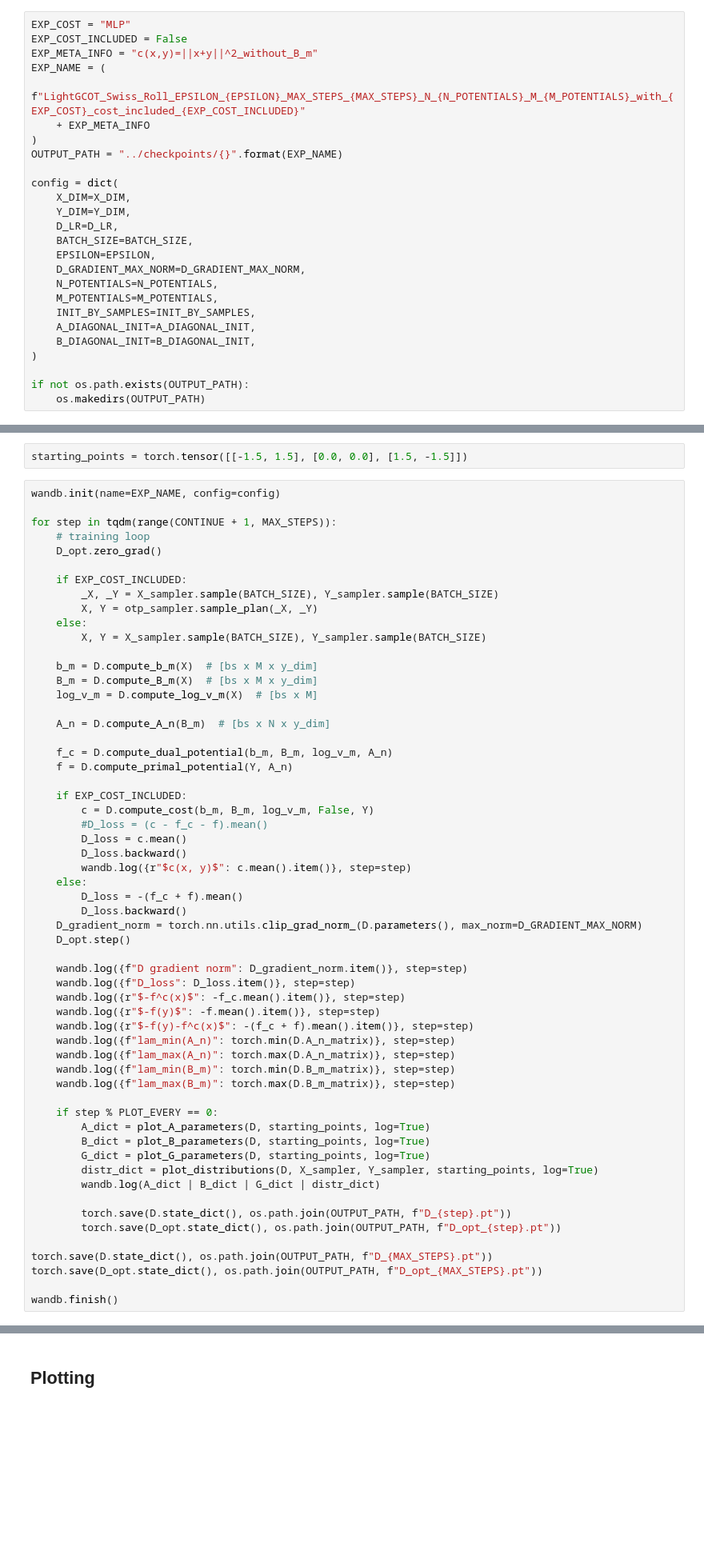
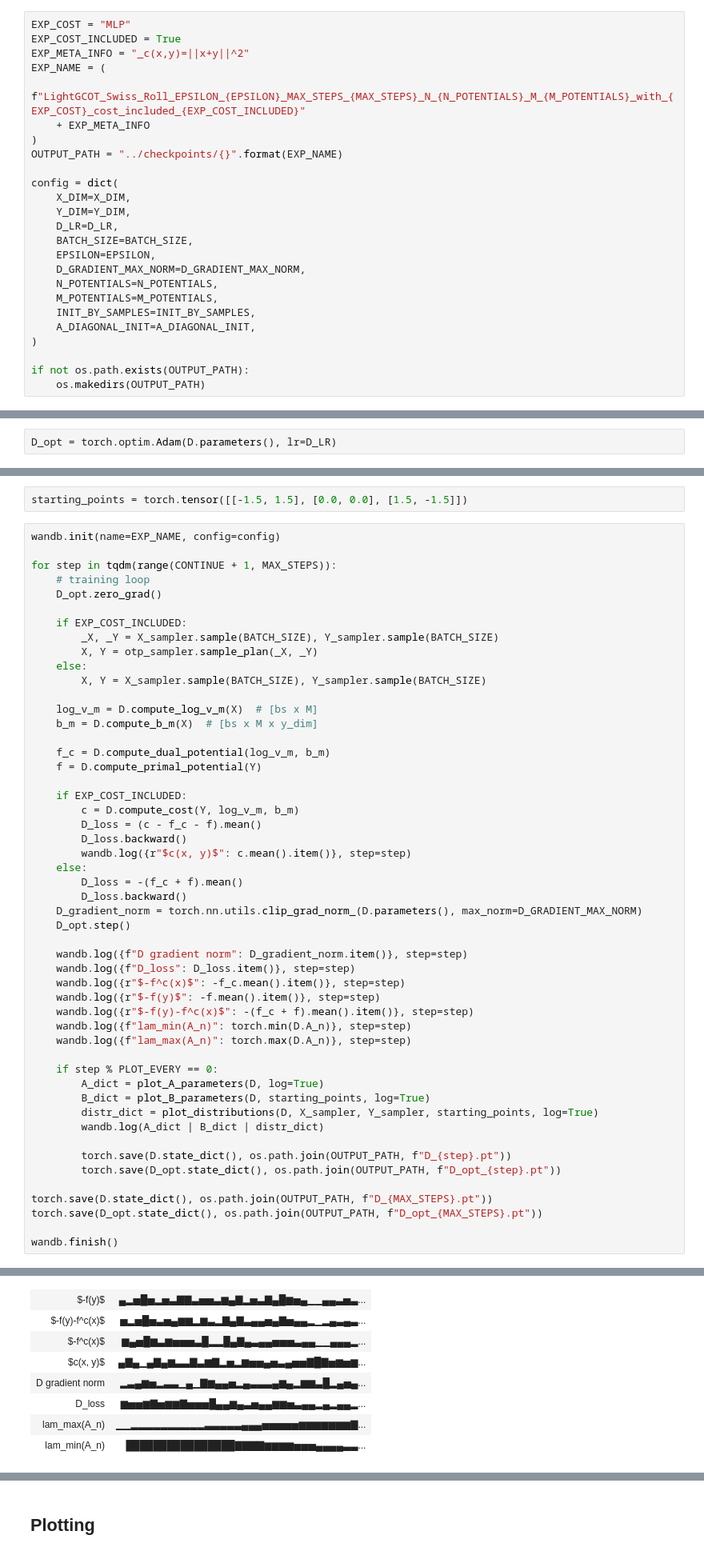
Before and after one commit to MuXauJl11110/EBiEOT, a Jupyter notebook: notebooks/LightGCOT_swiss_roll.ipynb, the cells around one changed output, grey strips where cells are left out. Shown at 80% size. Drawn from its saved outputs; the diff is of its cells as text; blank space fills up the shorter version.

```diff
--- a/notebooks/LightGCOT_swiss_roll.ipynb
+++ b/notebooks/LightGCOT_swiss_roll.ipynb
@@ -56,8 +55,8 @@ torch.manual_seed(OUTPUT_SEED)
 <torch._C.Generator at 0x...>
 # %%
 EXP_COST = "MLP"
-EXP_COST_INCLUDED = False
-EXP_META_INFO = "c(x,y)=||x+y||^2_without_B_m"
+EXP_COST_INCLUDED = True
+EXP_META_INFO = "_c(x,y)=||x+y||^2"
 EXP_NAME = (
     f"LightGCOT_Swiss_Roll_EPSILON_{EPSILON}_MAX_STEPS_{MAX_STEPS}_N_{N_POTENTIALS}_M_{M_POTENTIALS}_with_{EXP_COST}_cost_included_{EXP_COST_INCLUDED}"
     + EXP_META_INFO
@@ -75,7 +74,6 @@ config = dict(
     M_POTENTIALS=M_POTENTIALS,
     INIT_BY_SAMPLES=INIT_BY_SAMPLES,
     A_DIAGONAL_INIT=A_DIAGONAL_INIT,
-    B_DIAGONAL_INIT=B_DIAGONAL_INIT,
 )
 
 if not os.path.exists(OUTPUT_PATH):
@@ -108,6 +104,8 @@ D_opt = torch.optim.Adam(D.parameters(), lr=D_LR)
 
 if CONTINUE > -1:
     D_opt.load_state_dict(torch.load(os.path.join(OUTPUT_PATH, f"D_opt_{OUTPUT_SEED}_{CONTINUE}.pt")))
+# %%
+D_opt = torch.optim.Adam(D.parameters(), lr=D_LR)
 # %% [markdown]
 ## 5. Model training
 # %%
@@ -130,19 +128,15 @@ for step in tqdm(range(CONTINUE + 1, MAX_STEPS)):
     else:
         X, Y = X_sampler.sample(BATCH_SIZE), Y_sampler.sample(BATCH_SIZE)
 
+    log_v_m = D.compute_log_v_m(X)  # [bs x M]
     b_m = D.compute_b_m(X)  # [bs x M x y_dim]
-    B_m = D.compute_B_m(X)  # [bs x M x y_dim]
-    log_v_m = D.compute_log_v_m(X)  # [bs x M]
 
-    A_n = D.compute_A_n(B_m)  # [bs x N x y_dim]
-
-    f_c = D.compute_dual_potential(b_m, B_m, log_v_m, A_n)
-    f = D.compute_primal_potential(Y, A_n)
+    f_c = D.compute_dual_potential(log_v_m, b_m)
+    f = D.compute_primal_potential(Y)
 
     if EXP_COST_INCLUDED:
-        c = D.compute_cost(b_m, B_m, log_v_m, False, Y)
-        #D_loss = (c - f_c - f).mean()
-        D_loss = c.mean()
+        c = D.compute_cost(Y, log_v_m, b_m)
+        D_loss = (c - f_c - f).mean()
         D_loss.backward()
         wandb.log({r"$c(x, y)$": c.mean().item()}, step=step)
     else:
@@ -156,17 +150,14 @@ for step in tqdm(range(CONTINUE + 1, MAX_STEPS)):
     wandb.log({r"$-f^c(x)$": -f_c.mean().item()}, step=step)
     wandb.log({r"$-f(y)$": -f.mean().item()}, step=step)
     wandb.log({r"$-f(y)-f^c(x)$": -(f_c + f).mean().item()}, step=step)
-    wandb.log({f"lam_min(A_n)": torch.min(D.A_n_matrix)}, step=step)
-    wandb.log({f"lam_max(A_n)": torch.max(D.A_n_matrix)}, step=step)
-    wandb.log({f"lam_min(B_m)": torch.min(D.B_m_matrix)}, step=step)
-    wandb.log({f"lam_max(B_m)": torch.max(D.B_m_matrix)}, step=step)
+    wandb.log({f"lam_min(A_n)": torch.min(D.A_n)}, step=step)
+    wandb.log({f"lam_max(A_n)": torch.max(D.A_n)}, step=step)
 
     if step % PLOT_EVERY == 0:
-        A_dict = plot_A_parameters(D, starting_points, log=True)
+        A_dict = plot_A_parameters(D, log=True)
         B_dict = plot_B_parameters(D, starting_points, log=True)
-        G_dict = plot_G_parameters(D, starting_points, log=True)
         distr_dict = plot_distributions(D, X_sampler, Y_sampler, starting_points, log=True)
-        wandb.log(A_dict | B_dict | G_dict | distr_dict)
+        wandb.log(A_dict | B_dict | distr_dict)
 
         torch.save(D.state_dict(), os.path.join(OUTPUT_PATH, f"D_{step}.pt"))
         torch.save(D_opt.state_dict(), os.path.join(OUTPUT_PATH, f"D_opt_{step}.pt"))
@@ -179,0 +172,8 @@ Tracking run with wandb version 0.17.4
+| $-f(y)$ | ▄▂▅█▅▂▅▃▇▇▃▅▅▃▆▄▇▂▅▃▇▄█▆▅▄▁▁▄▄▃▅▃... |
+| $-f(y)-f^c(x)$ | ▅▂▅█▅▃▅▄▆▆▂▆▃▂▇▄▇▃▄▄▅▄▇▅▄▄▂▁▂▄▃▄▃... |
+| $-f^c(x)$ | ▆▄▅█▆▃▆▅▅▅▃█▂▂█▄▇▄▃▄▄▅▅▅▃▄▄▁▁▄▄▄▂... |
+| $c(x, y)$ | ▄▇▄▁▄▇▄▆▃▃▇▃▆▇▂▅▂▆▅▅▄▅▃▄▅▅▇█▇▅▆▅▆... |
+| D gradient norm | ▂▃▄▆▅▂▃▃▁▄▁▇▆▄▄▅▂▄▃▃▃▄▆▄▂▆▆▃█▂▄▅▄... |
+| D_loss | ▆▅▅▆▇▅▆▆▇▅▅▅█▄▄▆▄▃▅▄▄▆▆▅▃▄▄▂▄▂▄▄▂... |
+| lam_max(A_n) | ▁▁▂▂▂▂▂▂▂▂▂▂▃▃▃▃▃▄▄▄▅▅▅▅▅▆▆▆▆▆▆▆▇... |
+| lam_min(A_n) | ████████████████▇▇▇▇▆▆▆▆▅▅▅▄▄▄▄▃▃... |
```
Also changed, not shown: parts of 9 cells of this notebook, 2 other files.
